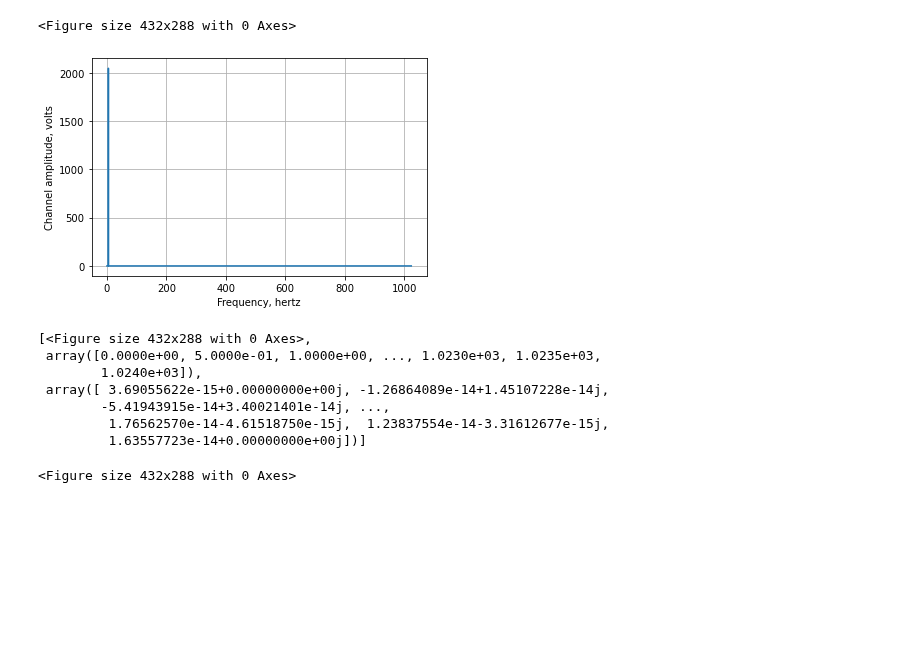
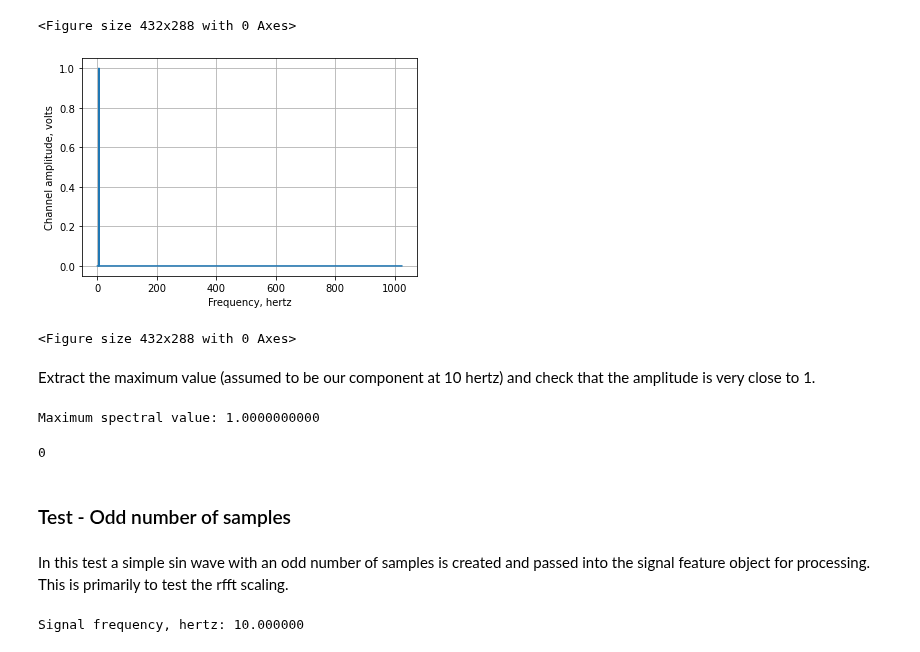
Before and after one commit to RobotSquirrelProd/AppliedVibrationAnalysis, a Jupyter notebook: AppliedVibrationAnalysis Test Harness.ipynb, the cells around one changed output. Cells and saved outputs as stored; diff of their text form; code cells hidden in the pictures; blank space fills up the shorter version.

Commit message:
Added even/odd rfft test cases

```diff
--- a/AppliedVibrationAnalysis Test Harness.ipynb
+++ b/AppliedVibrationAnalysis Test Harness.ipynb
@@ -53,7 +53,8 @@ In this test a simple sin wave is created and passed into the signal feature obj
 # %%
 d_fs = 2048
 i_ns = (d_fs*2)
-d_freq_sig = 10.
+d_freq_sig = 20./(float(i_ns)/d_fs)
+print('Signal frequency, hertz: ' + '%0.10f' % d_freq_sig)
 d_timebase_scale = float(i_ns)/(d_fs*12.)
 d_time_ext = np.linspace(0,(i_ns-1),i_ns)/float(i_ns)
 np_d_test = np.sin(2 * math.pi * d_freq_sig * d_time_ext )
@@ -66,15 +69,35 @@ cl_sig_test01.plt_sigs()
 [figure]
 <Figure size 432x288 with 0 Axes>
 <Figure size 432x288 with 0 Axes>
-# %%
-cl_sig_test01.plt_spec()
-# %% [output]
-[figure, removed]
-[<Figure size 432x288 with 0 Axes>,
- array([0.0000e+00, 5.0000e-01, 1.0000e+00, ..., 1.0230e+03, 1.0235e+03,
-        1.0240e+03]),
- array([ 3.69055622e-15+0.00000000e+00j, -1.26864089e-14+1.45107228e-14j,
-        -5.41943915e-14+3.40021401e-14j, ...,
-         1.76562570e-14-4.61518750e-15j,  1.23837554e-14-3.31612677e-15j,
-         1.63557723e-14+0.00000000e+00j])]
-<Figure size 432x288 with 0 Axes>
+# %%
+lst_spec = cl_sig_test01.plt_spec()
+# %% [output]
+[figure, added]
+<Figure size 432x288 with 0 Axes>
+# %% [markdown]
+Extract the maximum value (assumed to be our component at 10 hertz) and check that the amplitude is very close to 1.
+# %%
+d_test_point = np.max(np.abs(lst_spec[2]))
+print('Maximum spectral value: ' + '%0.10f' % d_test_point)
+assert abs(d_test_point - 1.) < 1e-12, 'Failed to find even component amplitude'
+# %% [output]
+Maximum spectral value: 1.0000000000
+# %%
+2 & 0x1
+# %% [output]
+0
+# %% [markdown]
+### Test - Odd number of samples
+# %% [markdown]
+In this test a simple sin wave with an odd number of samples is created and passed into the signal feature object for processing. This is primarily to test the rfft scaling.
+# %%
+d_fs = 2047
+i_ns = (d_fs*3)
+d_freq_sig = 30./(float(i_ns)/d_fs)
+print('Signal frequency, hertz: ' + '%0.6f' % d_freq_sig)
+d_timebase_scale = float(i_ns)/(d_fs*12.)
+d_time_ext = np.linspace(0,(i_ns-1),i_ns)/float(i_ns)
+np_d_test = np.sin(2 * math.pi * d_freq_sig * d_time_ext )
+cl_sig_test_odd = cl_sig_features(np_d_test, d_timebase_scale)
+# %% [output]
+Signal frequency, hertz: 10.000000
```
Also changed, not shown: parts of 12 cells of this notebook, 1 other file.
